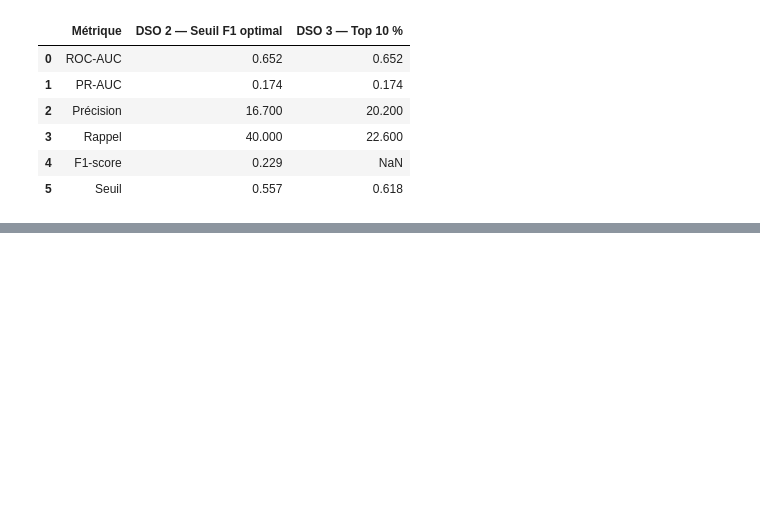
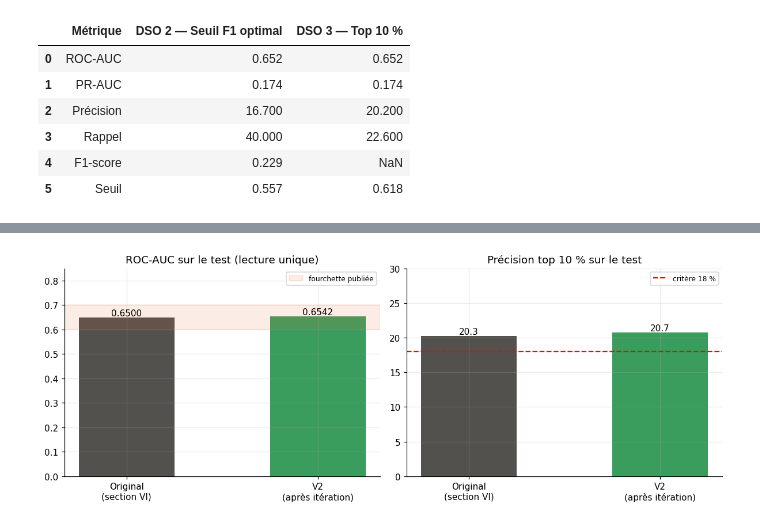
Before and after one commit to YoussefAbbes/notebook-dynamika-diabetes, a Jupyter notebook: analysis/notebook_diabetes_dynamika.ipynb, the cells around one changed output, grey strips where cells are left out. Cells and saved outputs as stored; diff of their text form; code cells hidden in the pictures; blank space fills up the shorter version.

```diff
--- a/analysis/notebook_diabetes_dynamika.ipynb
+++ b/analysis/notebook_diabetes_dynamika.ipynb
@@ -1973,0 +2231,22 @@ display(comparaison_dso)
+# %%
+prep_v2 = make_prep_v2(Xb_train)
+Xb_train_p = prep_v2.fit_transform(Xb_train)
+Xb_test_p = prep_v2.transform(Xb_test)
+
+model_v2 = XGBClassifier(**best_params_v2, scale_pos_weight=spw7, random_state=RS, n_jobs=-1, eval_metric="logloss")
+model_v2.fit(Xb_train_p, y7_train)
+s_test_v2 = model_v2.predict_proba(Xb_test_p)[:, 1]
+
+roc_v2 = roc_auc_score(y7_test, s_test_v2)
+pr_v2 = average_precision_score(y7_test, s_test_v2)
+top10_v2_test = top10_v2(y7_test, s_test_v2)
+
+comparaison_v2 = pd.DataFrame({
+    "Modèle original (section VI)": [ev.loc["ROC-AUC", "test"], ev.loc["PR-AUC", "test"], ev.loc["précision top 10 % (%)", "test"]],
+    "Modèle V2 (après itération)": [roc_v2, pr_v2, top10_v2_test * 100],
+}, index=["ROC-AUC", "PR-AUC", "Précision top 10 % (%)"])
+comparaison_v2["Écart"] = comparaison_v2["Modèle V2 (après itération)"] - comparaison_v2["Modèle original (section VI)"]
+display(comparaison_v2.round(4))
+
+print(f"\nBO2 (ROC-AUC dans [0,60 ; 0,70]) : {'OK' if 0.60 <= roc_v2 <= 0.70 else 'NON'} ({roc_v2:.3f})")
+print(f"BO3 (top 10 % >= 18 %)           : {'OK' if top10_v2_test >= 0.18 else 'NON'} ({top10_v2_test*100:.1f} %)")
@@ -1973,0 +2260,12 @@ display(comparaison_dso)
+# %%
+fig, ax = plt.subplots(1, 2, figsize=(11, 4.2))
+labels_cmp = ["Original\n(section VI)", "V2\n(après itération)"]
+b0 = ax[0].bar(labels_cmp, comparaison_v2.loc["ROC-AUC", ["Modèle original (section VI)", "Modèle V2 (après itération)"]], color=[GRIS, VERT], width=0.5)
+ax[0].bar_label(b0, fmt="%.4f"); ax[0].axhspan(0.60, 0.70, color=ORANGE, alpha=0.12, label="fourchette publiée")
+ax[0].set(title="ROC-AUC sur le test (lecture unique)", ylim=(0, 0.85)); ax[0].legend(fontsize=8)
+b1 = ax[1].bar(labels_cmp, comparaison_v2.loc["Précision top 10 % (%)", ["Modèle original (section VI)", "Modèle V2 (après itération)"]], color=[GRIS, VERT], width=0.5)
+ax[1].bar_label(b1, fmt="%.1f"); ax[1].axhline(18, ls="--", color="red", label="critère 18 %")
+ax[1].set(title="Précision top 10 % sur le test", ylim=(0, 30)); ax[1].legend(fontsize=8)
+fig.tight_layout(); fig.savefig(OUT / f"{PFX}fig11_comparaison_finale_v2.png", bbox_inches="tight"); plt.show()
+# %% [output]
+[figure, added]
```
Also changed, not shown: parts of 19 cells of this notebook, 6 other files.
